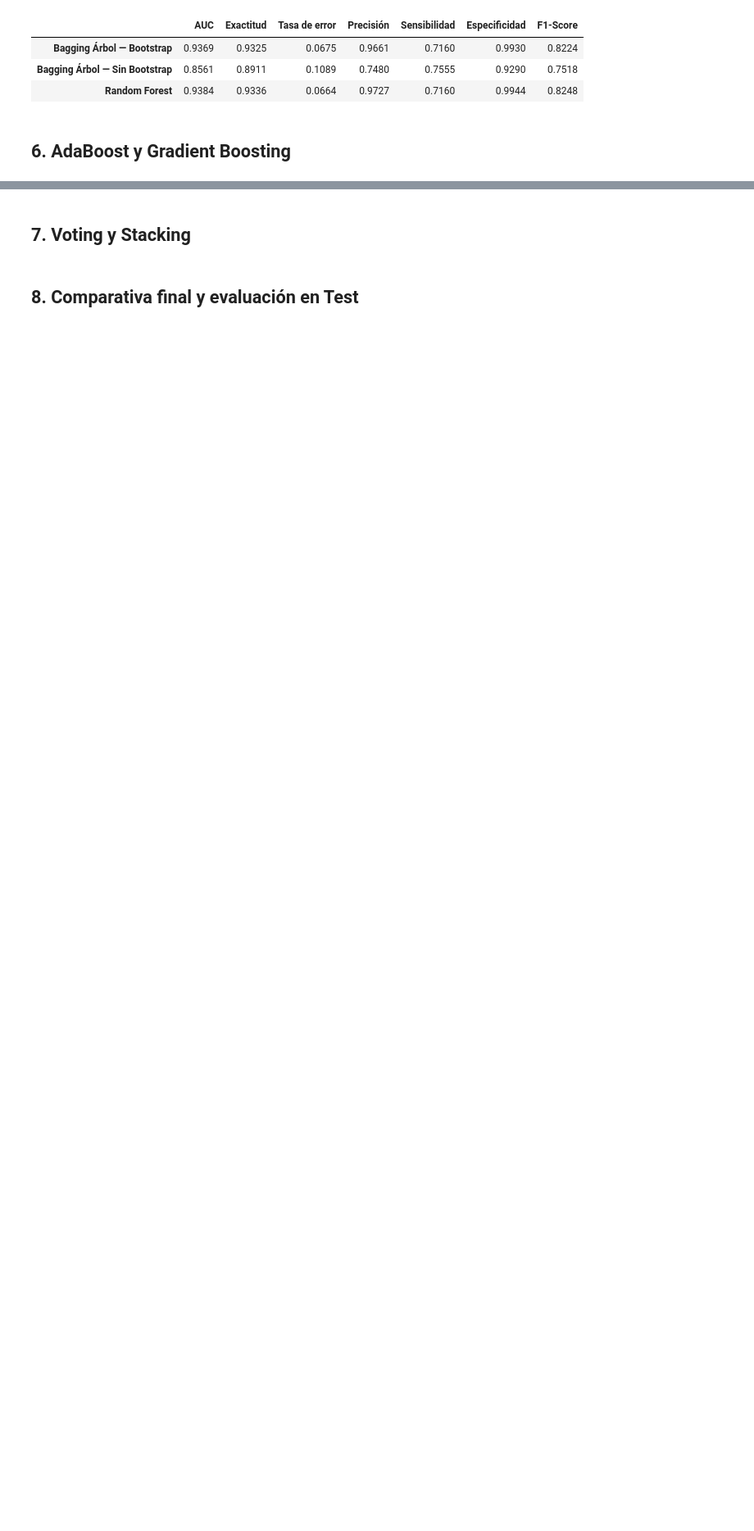
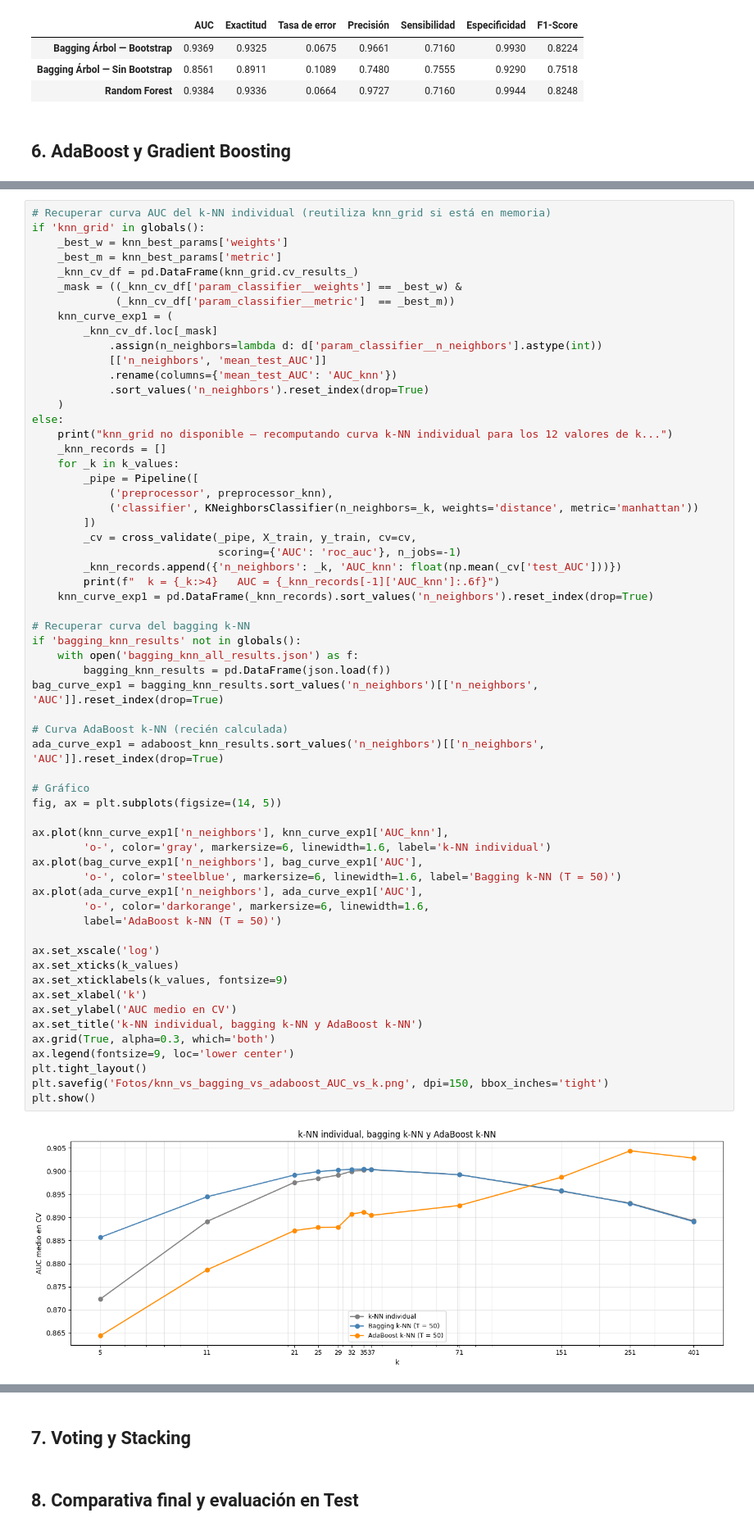
Before and after one commit to Ferovi3/TFG---Tecnicas-de-ensamblado-en-aprendizaje-automatico-supervisado, a Jupyter notebook: Credit Risk Dataset.ipynb, the cells around one changed output, grey strips where cells are left out. Shown at 82% size. Drawn from its saved outputs; the diff is of its cells as text; blank space fills up the shorter version.

```diff
--- a/Credit Risk Dataset.ipynb
+++ b/Credit Risk Dataset.ipynb
@@ -1033,0 +1173,62 @@ ensemble_summary
+# %%
+# Recuperar curva AUC del k-NN individual (reutiliza knn_grid si está en memoria)
+if 'knn_grid' in globals():
+    _best_w = knn_best_params['weights']
+    _best_m = knn_best_params['metric']
+    _knn_cv_df = pd.DataFrame(knn_grid.cv_results_)
+    _mask = ((_knn_cv_df['param_classifier__weights'] == _best_w) &
+             (_knn_cv_df['param_classifier__metric']  == _best_m))
+    knn_curve_exp1 = (
+        _knn_cv_df.loc[_mask]
+            .assign(n_neighbors=lambda d: d['param_classifier__n_neighbors'].astype(int))
+            [['n_neighbors', 'mean_test_AUC']]
+            .rename(columns={'mean_test_AUC': 'AUC_knn'})
+            .sort_values('n_neighbors').reset_index(drop=True)
+    )
+else:
+    print("knn_grid no disponible — recomputando curva k-NN individual para los 12 valores de k...")
+    _knn_records = []
+    for _k in k_values:
+        _pipe = Pipeline([
+            ('preprocessor', preprocessor_knn),
+            ('classifier', KNeighborsClassifier(n_neighbors=_k, weights='distance', metric='manhattan'))
+        ])
+        _cv = cross_validate(_pipe, X_train, y_train, cv=cv,
+                             scoring={'AUC': 'roc_auc'}, n_jobs=-1)
+        _knn_records.append({'n_neighbors': _k, 'AUC_knn': float(np.mean(_cv['test_AUC']))})
+        print(f"  k = {_k:>4}   AUC = {_knn_records[-1]['AUC_knn']:.6f}")
+    knn_curve_exp1 = pd.DataFrame(_knn_records).sort_values('n_neighbors').reset_index(drop=True)
+
+# Recuperar curva del bagging k-NN
+if 'bagging_knn_results' not in globals():
+    with open('bagging_knn_all_results.json') as f:
+        bagging_knn_results = pd.DataFrame(json.load(f))
+bag_curve_exp1 = bagging_knn_results.sort_values('n_neighbors')[['n_neighbors', 'AUC']].reset_index(drop=True)
+
+# Curva AdaBoost k-NN (recién calculada)
+ada_curve_exp1 = adaboost_knn_results.sort_values('n_neighbors')[['n_neighbors', 'AUC']].reset_index(drop=True)
+
+# Gráfico
+fig, ax = plt.subplots(figsize=(14, 5))
+
+ax.plot(knn_curve_exp1['n_neighbors'], knn_curve_exp1['AUC_knn'],
+        'o-', color='gray', markersize=6, linewidth=1.6, label='k-NN individual')
+ax.plot(bag_curve_exp1['n_neighbors'], bag_curve_exp1['AUC'],
+        'o-', color='steelblue', markersize=6, linewidth=1.6, label='Bagging k-NN (T = 50)')
+ax.plot(ada_curve_exp1['n_neighbors'], ada_curve_exp1['AUC'],
+        'o-', color='darkorange', markersize=6, linewidth=1.6,
+        label='AdaBoost k-NN (T = 50)')
+
+ax.set_xscale('log')
+ax.set_xticks(k_values)
+ax.set_xticklabels(k_values, fontsize=9)
+ax.set_xlabel('k')
+ax.set_ylabel('AUC medio en CV')
+ax.set_title('k-NN individual, bagging k-NN y AdaBoost k-NN')
+ax.grid(True, alpha=0.3, which='both')
+ax.legend(fontsize=9, loc='lower center')
+plt.tight_layout()
+plt.savefig('Fotos/knn_vs_bagging_vs_adaboost_AUC_vs_k.png', dpi=150, bbox_inches='tight')
+plt.show()
+# %% [output]
+[figure, added]
```
Also changed, not shown: parts of 18 cells of this notebook.
